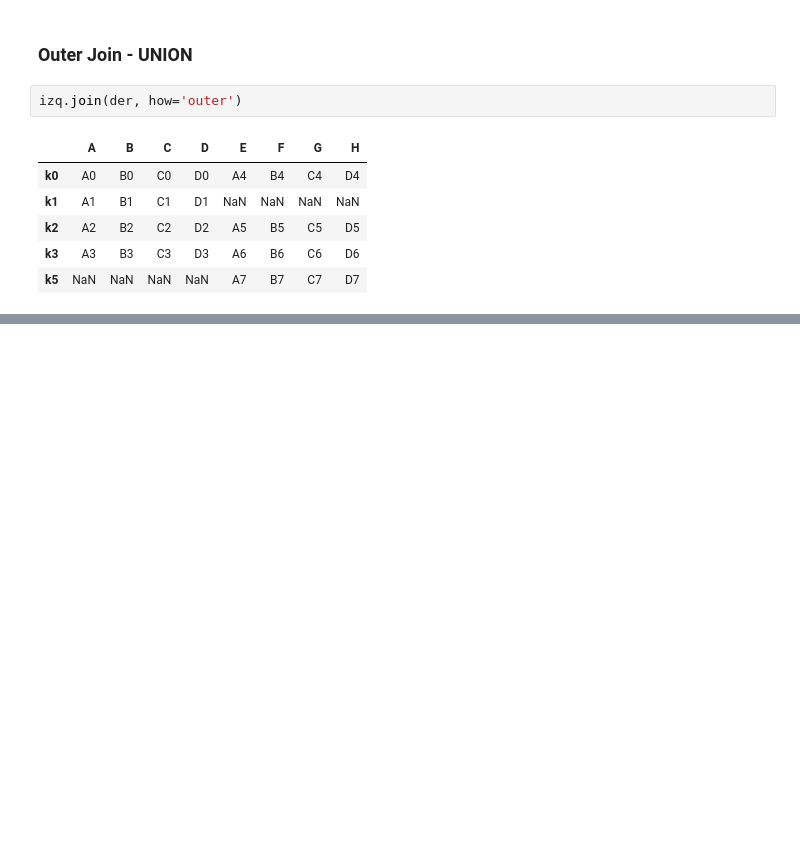
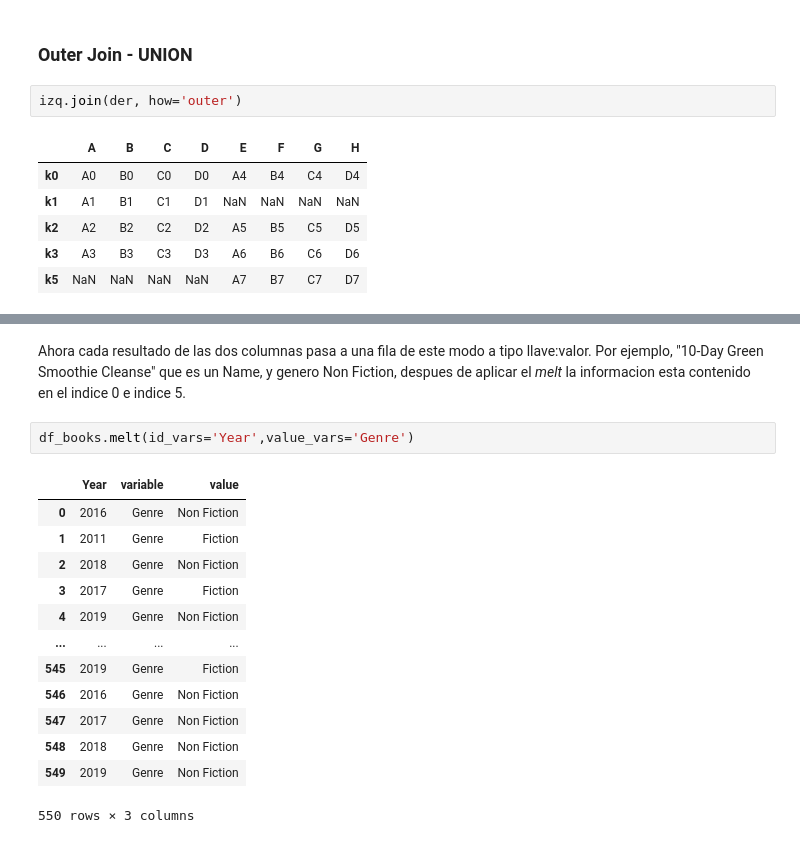
Before and after one commit to carlcri/basico_manipulacion_pandas_numpy, a Jupyter notebook: pandas/8_notebook.ipynb, the cells around one changed output, grey strips where cells are left out. Drawn from its saved outputs; the diff is of its cells as text; blank space fills up the shorter version.

```diff
--- a/pandas/8_notebook.ipynb
+++ b/pandas/8_notebook.ipynb
@@ -75,0 +166,18 @@ izq.join(der, how='outer')
+# %% [markdown]
+Ahora cada resultado de las dos columnas pasa a una fila de este modo a tipo llave:valor. Por ejemplo, "10-Day Green Smoothie Cleanse" que es un Name, y genero Non Fiction, despues de aplicar el *melt* la informacion esta contenido en el indice 0 e indice 5.
+# %%
+df_books.melt(id_vars='Year',value_vars='Genre')
+# %% [output]
+|  | Year | variable | value |
+| 0 | 2016 | Genre | Non Fiction |
+| 1 | 2011 | Genre | Fiction |
+| 2 | 2018 | Genre | Non Fiction |
+| 3 | 2017 | Genre | Fiction |
+| 4 | 2019 | Genre | Non Fiction |
+| ... | ... | ... | ... |
+| 545 | 2019 | Genre | Fiction |
+| 546 | 2016 | Genre | Non Fiction |
+| 547 | 2017 | Genre | Non Fiction |
+| 548 | 2018 | Genre | Non Fiction |
+| 549 | 2019 | Genre | Non Fiction |
+550 rows × 3 columns
```
Also changed, not shown: parts of 32 cells of this notebook, 3 other files.
